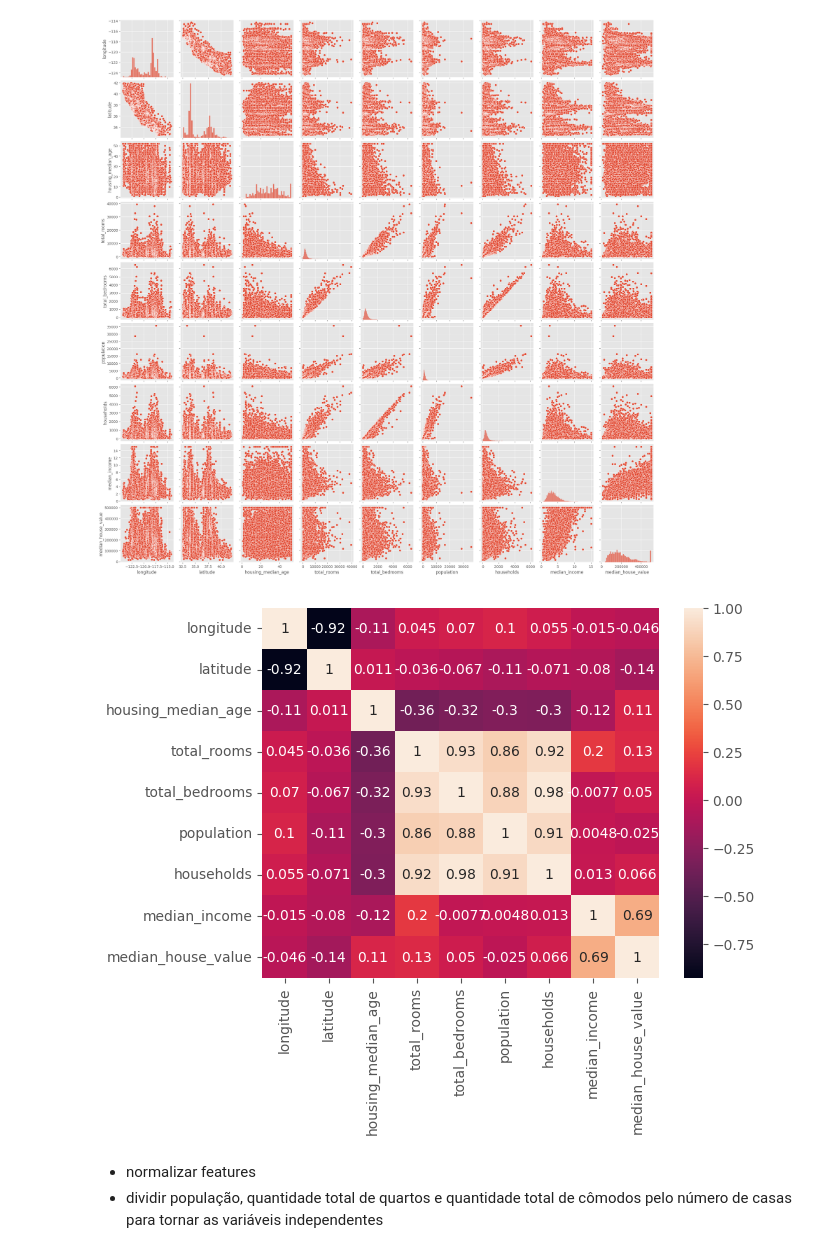
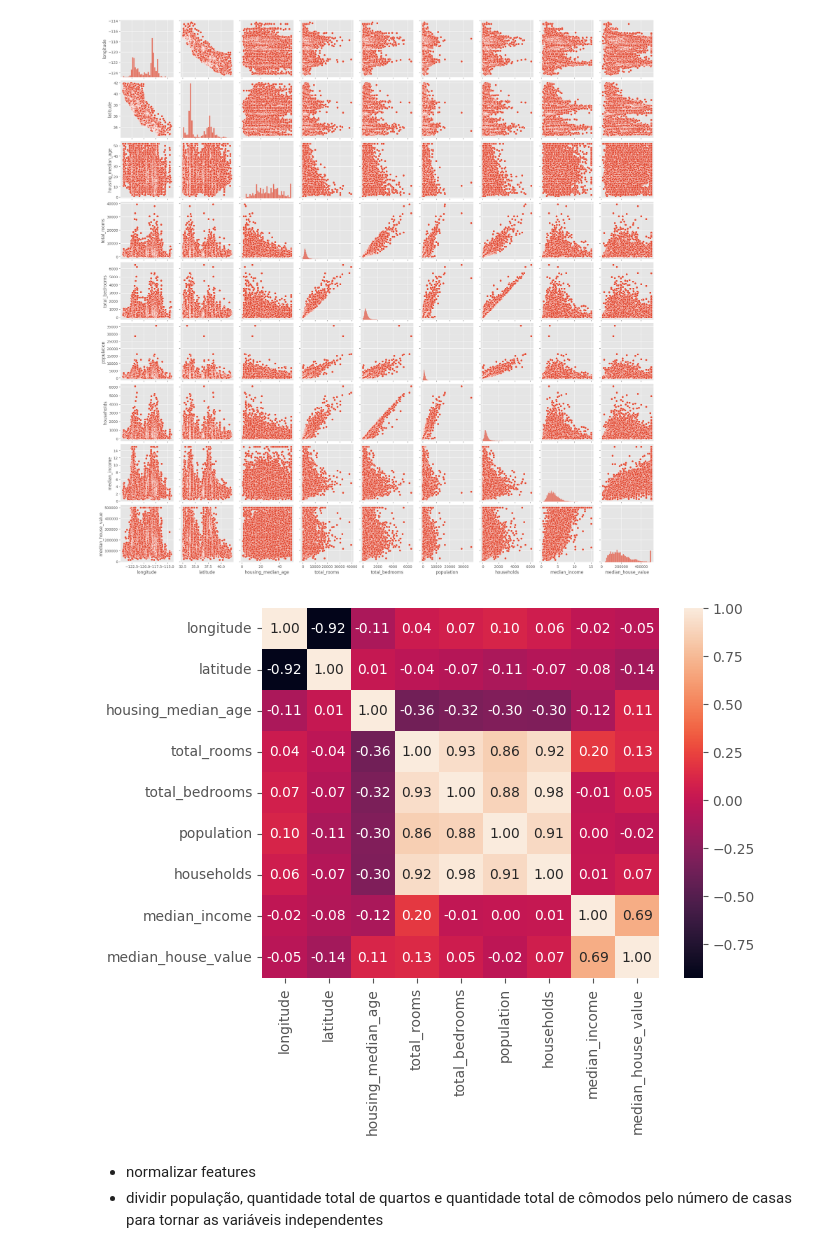
Before and after one commit to tamiriscrepalde/handson-ml-study, a Jupyter notebook: notebooks/exercises_chapter_two.ipynb, the cells around one changed output. Saved outputs shown, nothing was run; the diff lists cells and outputs as text; code cells hidden in the pictures.

```diff
--- a/notebooks/exercises_chapter_two.ipynb
+++ b/notebooks/exercises_chapter_two.ipynb
@@ -140,9 +140,9 @@ sns.pairplot(df);
 [figure]
 # %%
 corr_matrix = df.drop('ocean_proximity', axis=1).corr()
-sns.heatmap(corr_matrix, annot=True);
+sns.heatmap(corr_matrix, annot=True, fmt='.2f');
 # %% [output]
-[figure, old version]
+[figure, new version]
 # %% [markdown]
 - normalizar features
 - dividir população, quantidade total de quartos e quantidade total de cômodos pelo número de casas para tornar as variáveis independentes
```
